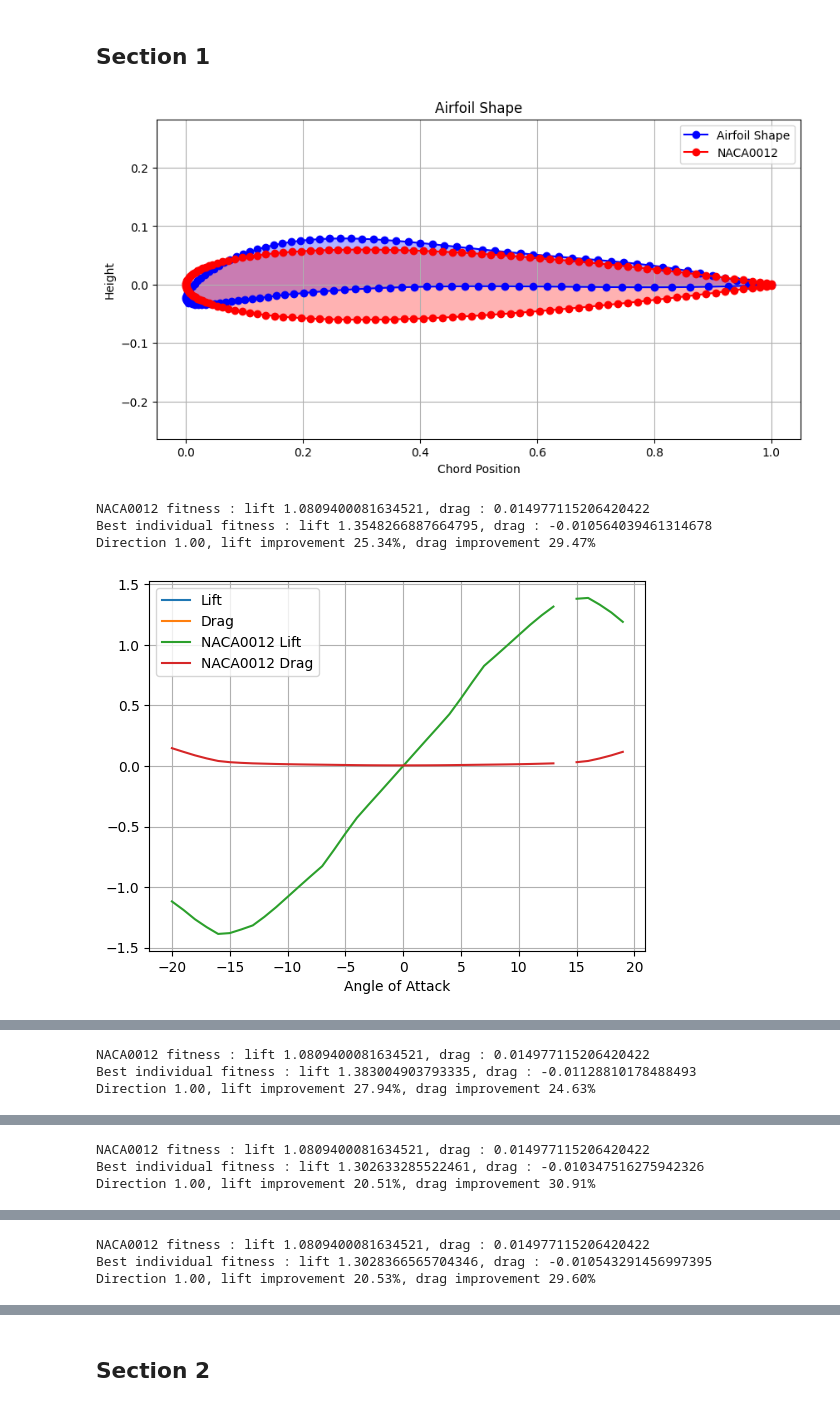
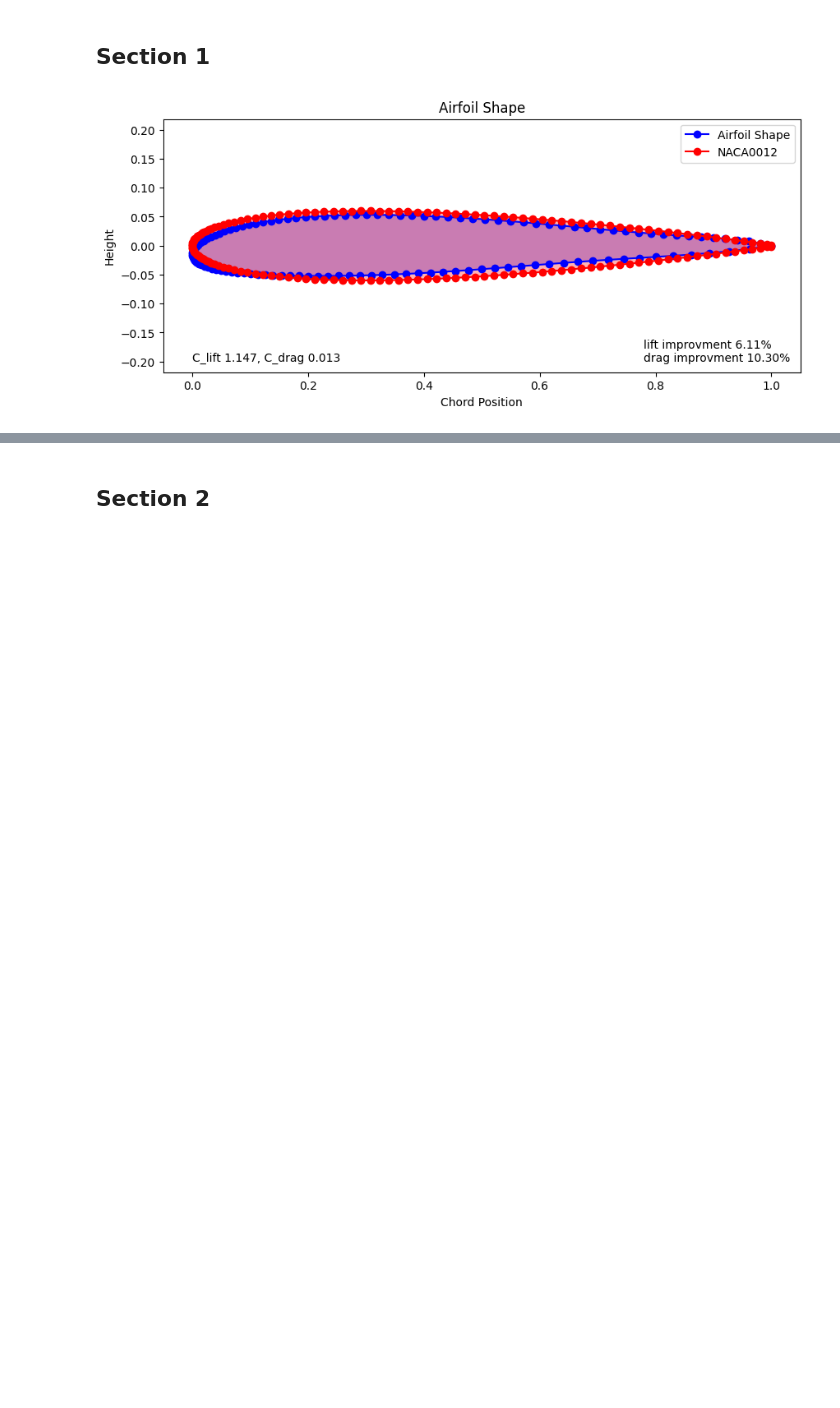
Before and after one commit to amine-ziad-ounnoughene/airfoil, a Jupyter notebook: bayes_foil.ipynb, the cells around one changed output, grey strips where cells are left out. Saved outputs shown, nothing was run; the diff lists cells and outputs as text; code cells hidden in the pictures; blank space fills up the shorter version.

```diff
--- a/bayes_foil.ipynb
+++ b/bayes_foil.ipynb
@@ -13,13 +13,14 @@ from scipy.interpolate import CubicSpline
 from scipy.special import comb
 from deap import base, creator, tools, algorithms
 from xfoil.test import naca0012
+n_iter = 70  # Number of iterations of the bayesian
+init_size = 150
 
 # Define the airfoil function
 n_ctr_pts = 10
 angle_attack = 10
 n_times = 120
-n_iter = 150  # Number of iterations of the bayesian
-init_size = 100
+init_size = 150
 max_iterations= 100
 n_restarts = 25
 # Genetic Algorithm parameters
@@ -79,11 +80,12 @@ def airfoil(h, n_ctr_pts=n_ctr_pts, chord=naca0012.x, nTimes=n_times):
     plt.grid(True)"""
     return pts, Airfoil(x=pts[:, 0], y=pts[:, 1])
 
-def plot_foil(pts, std_points=[naca0012.x, naca0012.y]):
+
+def plot_foil(pts, fit, lift_im, drag_im, std_points=[naca0012.x, naca0012.y], save=True):
     # Extract x and y coordinates for plotting
     x, y = pts[:, 0], pts[:, 1]
     # Plot the airfoil shape
-    plt.figure(figsize=(10, 5))
+    plt.figure(figsize=(10, 4))
     plt.plot(x, y, label='Airfoil Shape', color='b', marker='o')
     plt.fill(x, y, 'b', alpha=0.3)  # Fill the shape for better visualization
     plt.plot(std_points[0], std_points[1], label='NACA0012', color='r', marker='o')
@@ -93,8 +95,13 @@ def plot_foil(pts, std_points=[naca0012.x, naca0012.y]):
     plt.ylabel('Height')
     plt.title('Airfoil Shape')
     plt.legend()
-    plt.grid(True)
+    plt.text(0.78, -0.20, f'lift improvment {lift_im:.2f}%\ndrag improvment {drag_im:.2f}%', fontsize=10)
+    plt.text(0, -0.20, f'C_lift {fit[0]:.3f}, C_drag {fit[1]:.3f}', fontsize=10)
+
+    #plt.grid(True)
     plt.axis('equal')
+    if save:
+        plt.savefig(f"bayes\yes_lift_{lift_im:.2f}_drag_{drag_im:.2f}.pdf")
     plt.show()
 # %%
 def fitness(air):
@@ -336,38 +353,20 @@ plotting all the pareto front individuals
 # %%
 naca_a, naca_cl, naca_cd = naca_eval()
 
 for i in pareto_indexes:
     if Y_sample[i][0] != 0 and Y_sample[i][1] != -1e5:
         ind = X_sample[i]
         fit = Y_sample[i]
         best_indiv = np.array([ind[:n_ctr_pts], np.abs(ind[n_ctr_pts:])])
         best, foil = airfoil(best_indiv, n_ctr_pts=n_ctr_pts, chord=std_x, nTimes=n_times)
 
         direction = fit[0] / abs(fit[0])
         naca0012_fit = np.array(fitness(naca0012))
 
         lift_improvement = ((np.abs(fit[0]) - naca0012_fit[0]) / naca0012_fit[0]) * 100
         drag_improvement = ((naca0012_fit[1] - np.abs(fit[1])) / naca0012_fit[1]) * 100
 
         if lift_improvement > 0 and drag_improvement > 0:
-            plot_foil(best)
-            a, cl, cd = evaluate_airfoil_angle_attacks(ind)
-
-            plt.figure()
-            plt.plot(a, cl, label="Lift")
-            plt.plot(a, cd, label="Drag")
-            plt.plot(naca_a, naca_cl, label="NACA0012 Lift")
-            plt.plot(naca_a, naca_cd, label="NACA0012 Drag")
-            plt.legend()
-            plt.xlabel("Angle of Attack")
-            plt.grid(True)
-
-            print(f"NACA0012 fitness : lift {naca0012_fit[0]}, drag : {naca0012_fit[1]}")
-            print(f"Best individual fitness : lift {fit[0]}, drag : {-fit[1]}")
-            print(f"Direction {direction:.2f}, lift improvement {lift_improvement:.2f}%, drag improvement {drag_improvement:.2f}%")
+            plot_foil(best, fit, lift_improvement, drag_improvement)
 # %% [output]
-[figure, old version]
+[figure, new version]
-NACA0012 fitness : lift 1.0809400081634521, drag : 0.014977115206420422
-Best individual fitness : lift 1.3548266887664795, drag : -0.010564039461314678
-Direction 1.00, lift improvement 25.34%, drag improvement 29.47%
-[figure, removed]
@@ -375,3 +372,0 @@ Direction 1.00, lift improvement 25.34%, drag improvement 29.47%
-NACA0012 fitness : lift 1.0809400081634521, drag : 0.014977115206420422
-Best individual fitness : lift 1.383004903793335, drag : -0.01128810178488493
-Direction 1.00, lift improvement 27.94%, drag improvement 24.63%
@@ -380,3 +372,0 @@ Direction 1.00, lift improvement 27.94%, drag improvement 24.63%
-NACA0012 fitness : lift 1.0809400081634521, drag : 0.014977115206420422
-Best individual fitness : lift 1.302633285522461, drag : -0.010347516275942326
-Direction 1.00, lift improvement 20.51%, drag improvement 30.91%
@@ -385,3 +372,0 @@ Direction 1.00, lift improvement 20.51%, drag improvement 30.91%
-NACA0012 fitness : lift 1.0809400081634521, drag : 0.014977115206420422
-Best individual fitness : lift 1.3028366565704346, drag : -0.010543291456997395
-Direction 1.00, lift improvement 20.53%, drag improvement 29.60%
```
Also changed, not shown: parts of 5 cells of this notebook, 2 other files.
